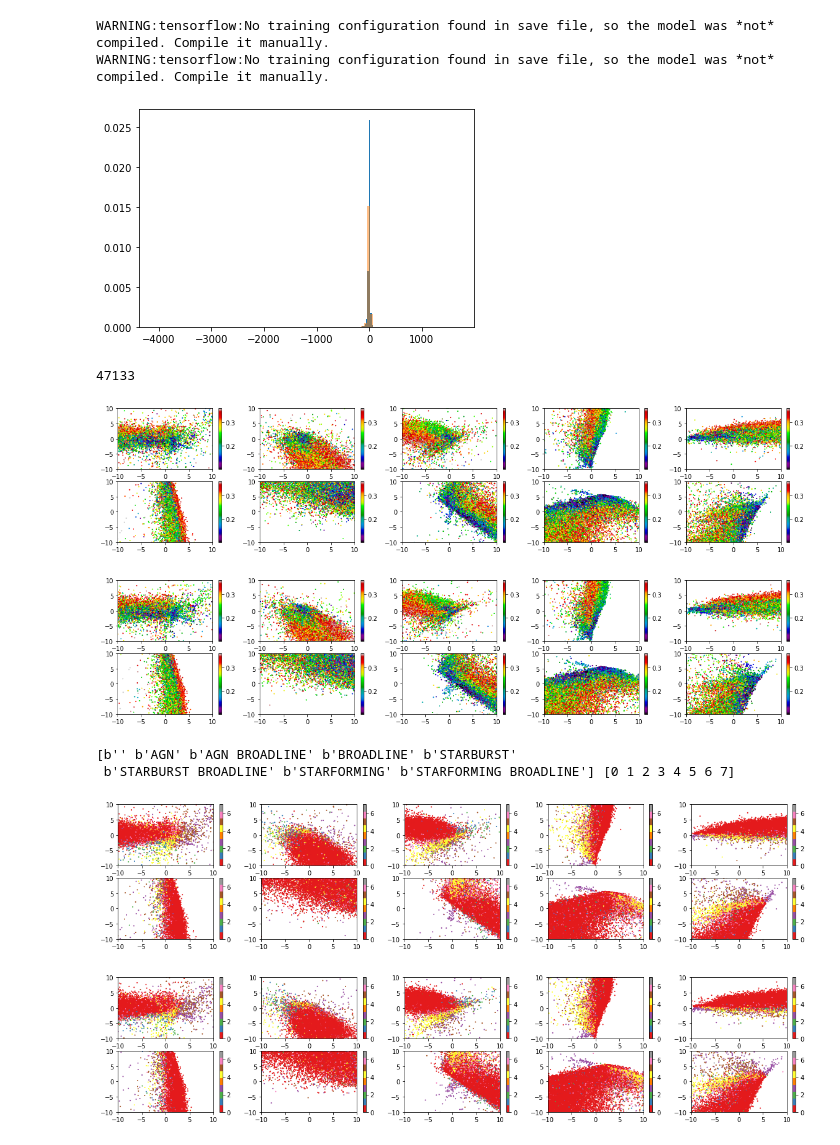
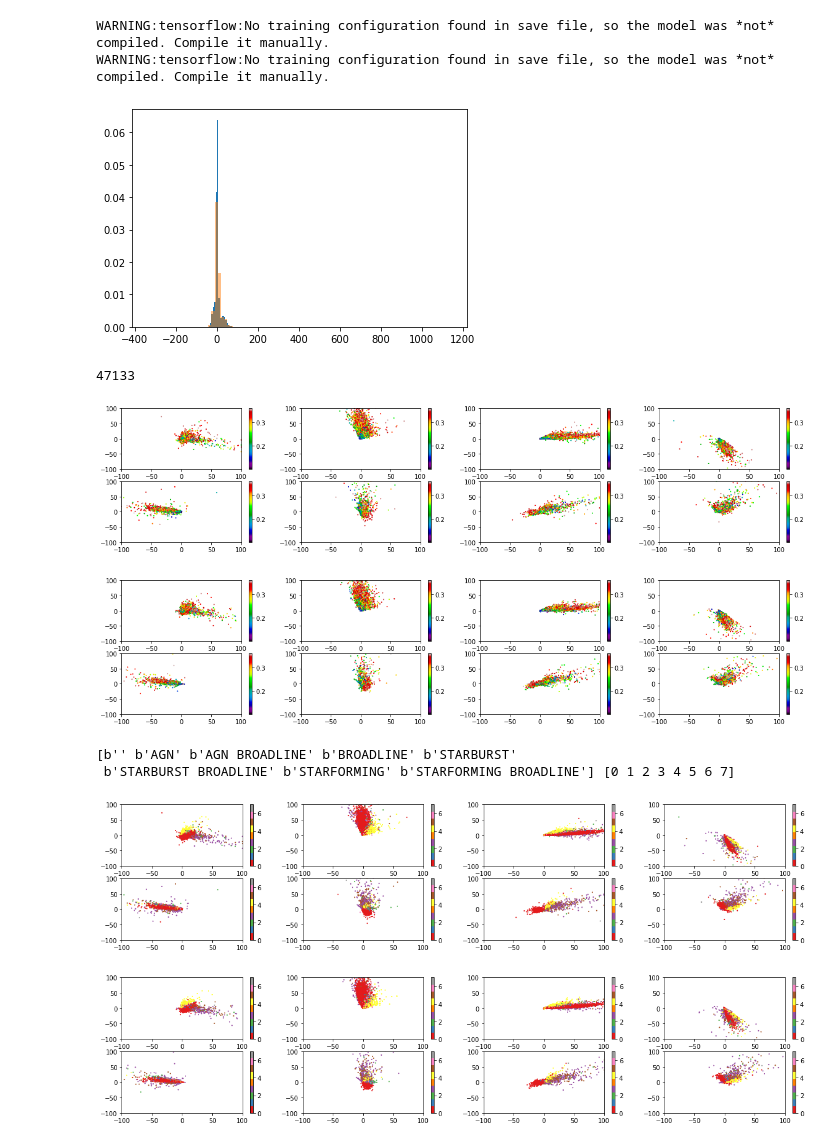
Before and after one commit to AlexGKim/SDSS_PAE, a Jupyter notebook: notebooks/AE_SDSS.ipynb, the cells around one changed output. Drawn from its saved outputs; the diff is of its cells as text; code cells hidden in the pictures.

```diff
--- a/notebooks/AE_SDSS.ipynb
+++ b/notebooks/AE_SDSS.ipynb
@@ -72,11 +72,11 @@ fixed_num_bins  = 1000
 
 label           = 'galaxies_quasars_bins1000_wl3388-8318'
 label_          = label+'_minz005_maxz036_minSN50'
-label_2         = label+'_minz01_maxz036_minSN50'+'_10_fully_connected_decoder_batch_only'
+label_2         = label+'_minz01_maxz036_minSN50'+'_8_fully_connected_large_test'
 
 seed            = 8720
 
-latent_dim      = 10
+latent_dim      = 8
 network_type    = 'fully_connected'
 # %%
 wl_range      = (np.log10(wlmin),np.log10(wlmax))
@@ -480,34 +481,34 @@ np.save(os.path.join(root_decoded,'decoded_%s.npy'%label_2),[decoded_train,decod
 _=plt.hist(encoded_valid.flatten(),bins=100,density=True)
 _=plt.hist(encoded_train.flatten(),bins=100,density=True, alpha=0.5)
 # %% [output]
-[figure, old version]
+[figure, new version]
 # %%
 len(encoded_valid)
 # %% [output]
 47133
 # %%
-fig, ax = plt.subplots(2,latent_dim//2, figsize=(20,4))
+fig, ax = plt.subplots(2,4, figsize=(20,4))
 ax=ax.flatten()
 for ii in range(latent_dim):
     jj= (ii+1)%latent_dim
     im = ax[ii].scatter(encoded_valid[:,ii],encoded_valid[:,jj],c=valid_params, cmap='nipy_spectral',s=1)
     plt.colorbar(im, ax=ax[ii])
-    ax[ii].set_xlim(-10,10)
-    ax[ii].set_ylim(-10,10)
+    ax[ii].set_xlim(-100,100)
+    ax[ii].set_ylim(-100,100)
 plt.show()
 
-fig, ax = plt.subplots(2,latent_dim//2, figsize=(20,4))
+fig, ax = plt.subplots(2,4, figsize=(20,4))
 ax=ax.flatten()
 for ii in range(latent_dim):
     jj= (ii+1)%latent_dim
     im = ax[ii].scatter(encoded_train[:47000,ii],encoded_train[:47000,jj],c=train_params[:47000], cmap='nipy_spectral',s=1)
     plt.colorbar(im, ax=ax[ii])
-    ax[ii].set_xlim(-10,10)
-    ax[ii].set_ylim(-10,10)
+    ax[ii].set_xlim(-100,100)
+    ax[ii].set_ylim(-100,100)
 plt.show()
 # %% [output]
-[figure, old version]
+[figure, new version]
-[figure, old version]
+[figure, new version]
 # %%
 from sklearn import preprocessing
 le = preprocessing.LabelEncoder()
@@ -517,28 +518,28 @@ print(le.classes_, le.transform(le.classes_))
 [b'' b'AGN' b'AGN BROADLINE' b'BROADLINE' b'STARBURST'
  b'STARBURST BROADLINE' b'STARFORMING' b'STARFORMING BROADLINE'] [0 1 2 3 4 5 6 7]
 # %%
-fig, ax = plt.subplots(2,latent_dim//2, figsize=(20,4))
+fig, ax = plt.subplots(2,4, figsize=(20,4))
 ax=ax.flatten()
 for ii in range(latent_dim):
     jj= (ii+1)%latent_dim
     im = ax[ii].scatter(encoded_valid[:,ii],encoded_valid[:,jj],c=le.transform(valid_labels), cmap='Set1', s=1)
     plt.colorbar(im, ax=ax[ii])
-    ax[ii].set_xlim(-10,10)
-    ax[ii].set_ylim(-10,10)
+    ax[ii].set_xlim(-100,100)
+    ax[ii].set_ylim(-100,100)
 plt.show()
 
-fig, ax = plt.subplots(2,latent_dim//2, figsize=(20,4))
+fig, ax = plt.subplots(2,4, figsize=(20,4))
 ax=ax.flatten()
 for ii in range(latent_dim):
     jj= (ii+1)%latent_dim
     im = ax[ii].scatter(encoded_train[:47000,ii],encoded_train[:47000,jj],c=le.transform(train_labels)[:47000], cmap='Set1', s=1)
     plt.colorbar(im, ax=ax[ii])
-    ax[ii].set_xlim(-10,10)
-    ax[ii].set_ylim(-10,10)
+    ax[ii].set_xlim(-100,100)
+    ax[ii].set_ylim(-100,100)
 plt.show()
 # %% [output]
-[figure, old version]
+[figure, new version]
-[figure, old version]
+[figure, new version]
 # %%
 style_list=['dark_background']
 # Plot a demonstration figure for every available style sheet.
```
Also changed, not shown: parts of 15 cells of this notebook.
